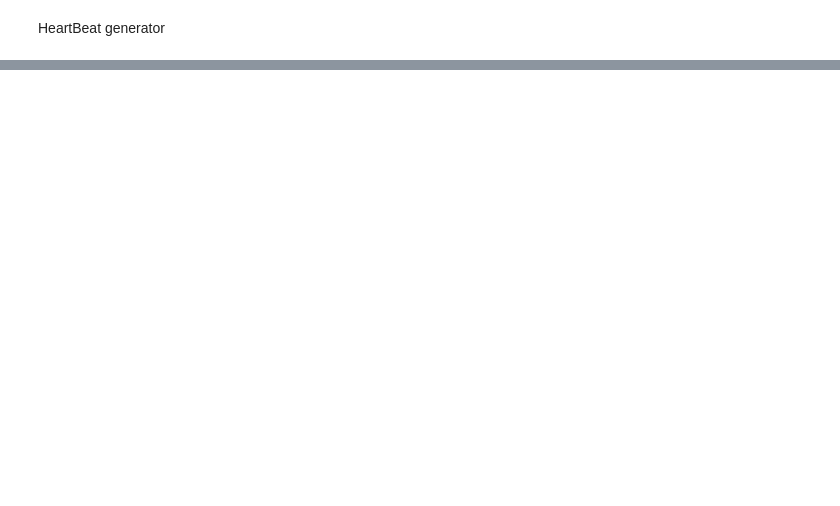
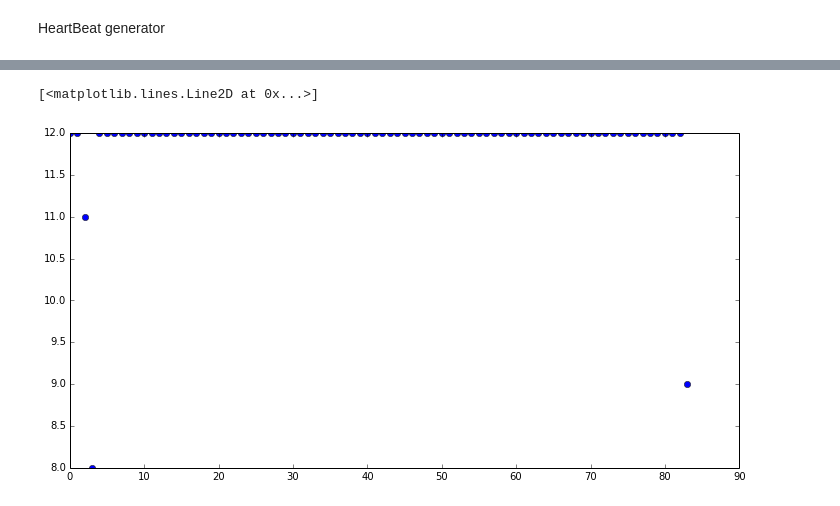
Before and after one commit to hoh/Hubbub, a Jupyter notebook: Simulator.ipynb, the cells around one changed output, grey strips where cells are left out. Saved outputs shown, nothing was run; the diff lists cells and outputs as text; code cells hidden in the pictures; blank space fills up the shorter version.

```diff
--- a/Simulator.ipynb
+++ b/Simulator.ipynb
@@ -84,0 +108,4 @@ show()
+# %%
+dates_hb = [i['date'] for i in result_hb]
+s_hb = Series([1] * len(result_hb), index=dates_hb)
+s_hb.head()
@@ -84,0 +119,6 @@ show()
+# %%
+resampled_hb = s_hb[:1000].resample('1Min', how='sum')
+plot(range(len(resampled_hb)), resampled_hb, 'o')
+# %% [output]
+[<matplotlib.lines.Line2D at 0x...>]
+[figure, added]
```
Also changed, not shown: parts of 12 cells of this notebook.
